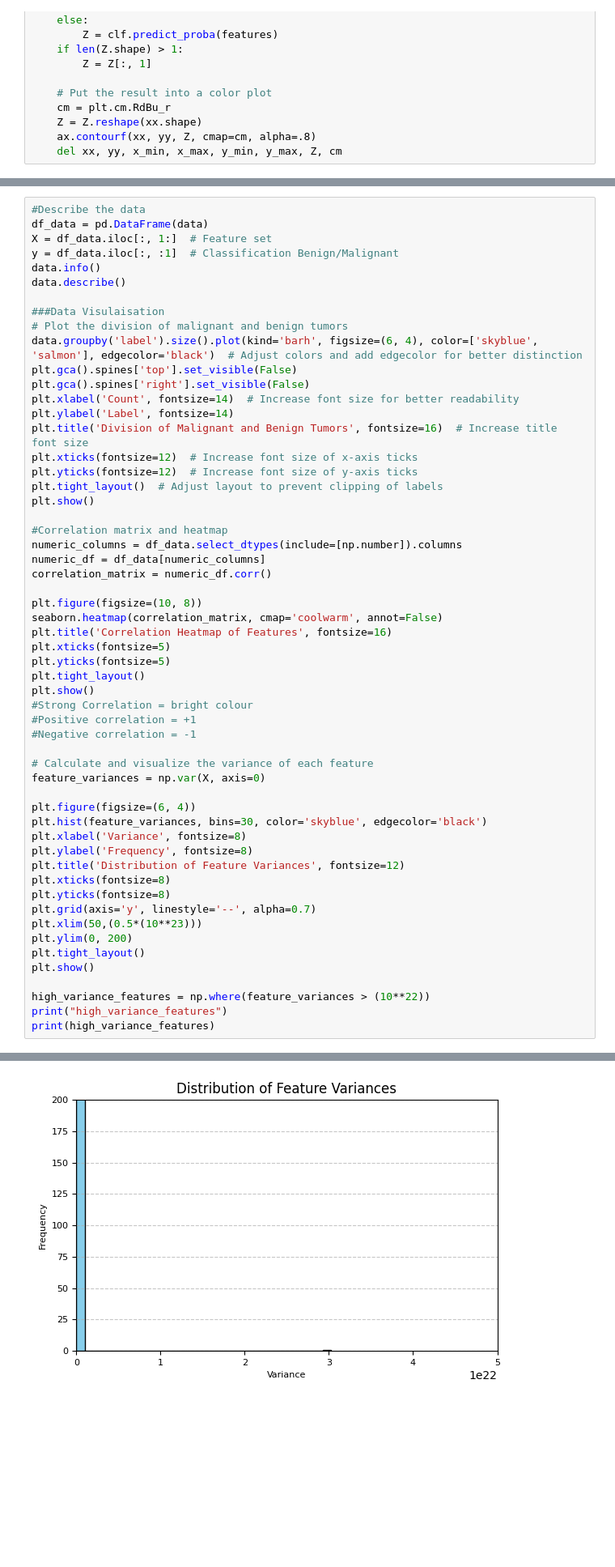
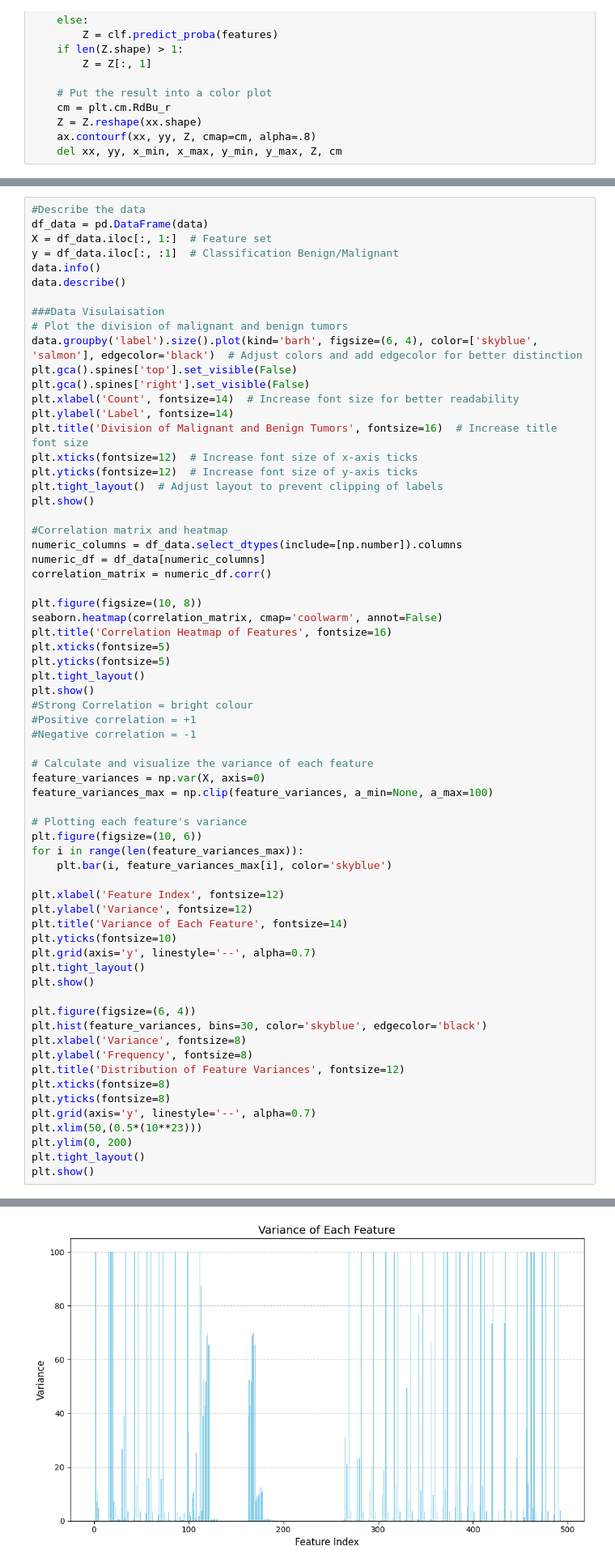
Before and after one commit to folkertj00/liver_learning, a Jupyter notebook: assignment.ipynb, the cells around one changed output, grey strips where cells are left out. Shown at 81% size. Cells and saved outputs as stored; diff of their text form; blank space fills up the shorter version.

```diff
--- a/assignment.ipynb
+++ b/assignment.ipynb
@@ -173,35 +183,45 @@ plt.xticks(fontsize=5)
 plt.yticks(fontsize=5)
 plt.tight_layout()
 plt.show()
 #Strong Correlation = bright colour
 #Positive correlation = +1
 #Negative correlation = -1
 
 # Calculate and visualize the variance of each feature
 feature_variances = np.var(X, axis=0)
+feature_variances_max = np.clip(feature_variances, a_min=None, a_max=100)
+
+# Plotting each feature's variance
+plt.figure(figsize=(10, 6))
+for i in range(len(feature_variances_max)):
+    plt.bar(i, feature_variances_max[i], color='skyblue')
+
+plt.xlabel('Feature Index', fontsize=12)
+plt.ylabel('Variance', fontsize=12)
+plt.title('Variance of Each Feature', fontsize=14)
+plt.yticks(fontsize=10)
+plt.grid(axis='y', linestyle='--', alpha=0.7)
+plt.tight_layout()
+plt.show()
 
 plt.figure(figsize=(6, 4))
 plt.hist(feature_variances, bins=30, color='skyblue', edgecolor='black')
 plt.xlabel('Variance', fontsize=8)
 plt.ylabel('Frequency', fontsize=8)
 plt.title('Distribution of Feature Variances', fontsize=12)
 plt.xticks(fontsize=8)
 plt.yticks(fontsize=8)
 plt.grid(axis='y', linestyle='--', alpha=0.7)
 plt.xlim(50,(0.5*(10**23)))
 plt.ylim(0, 200)
 plt.tight_layout()
 plt.show()
-
-high_variance_features = np.where(feature_variances > (10**22))
-print("high_variance_features")
-print(high_variance_features)
 # %% [output]
 <class 'pandas.core.frame.DataFrame'>
 Index: 186 entries, Liver-001_0 to Liver-186_0
 Columns: 494 entries, label to PREDICT_original_phasef_phasesym_entropy_WL3_N5
 dtypes: float64(468), int64(25), object(1)
 memory usage: 719.3+ KB
 [figure]
 [figure]
-[figure, old version]
+[figure, new version]
```
Also changed, not shown: parts of 48 cells of this notebook.
